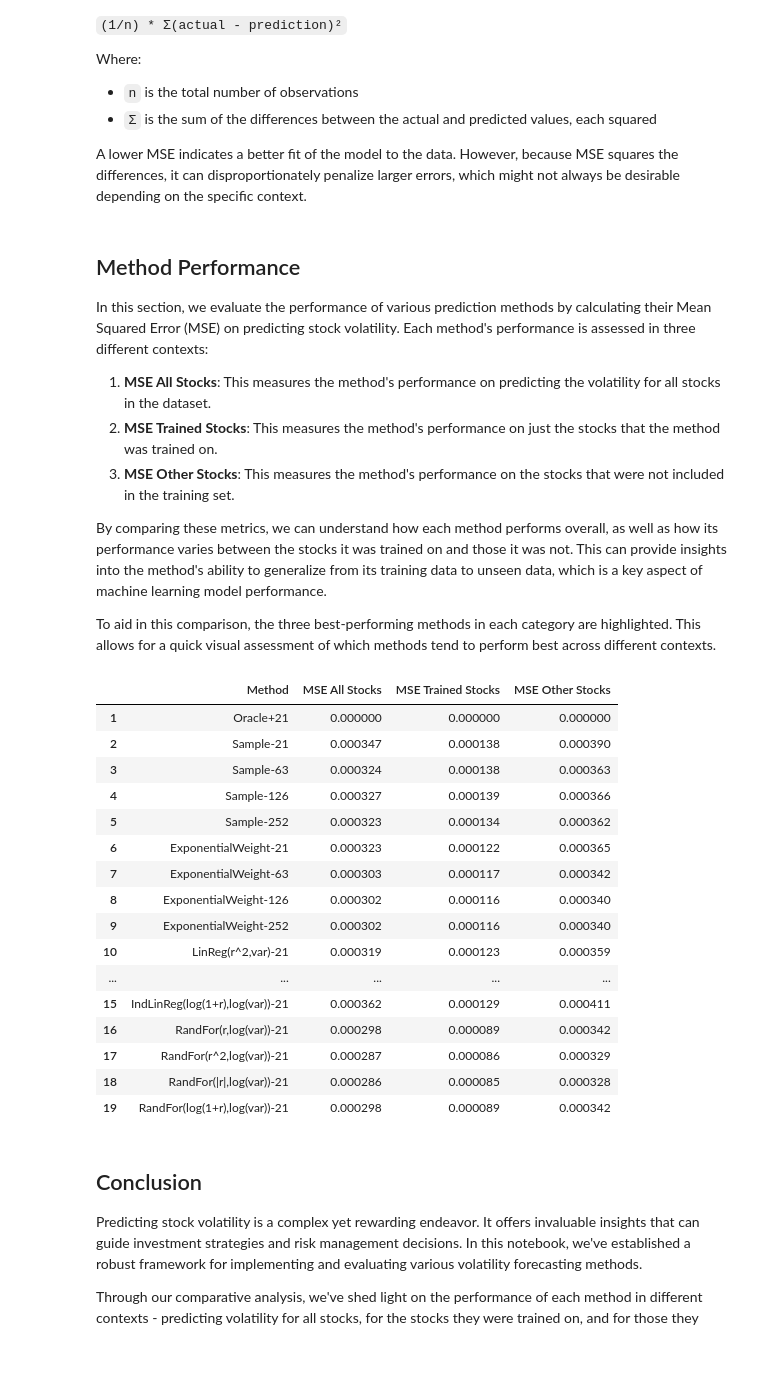
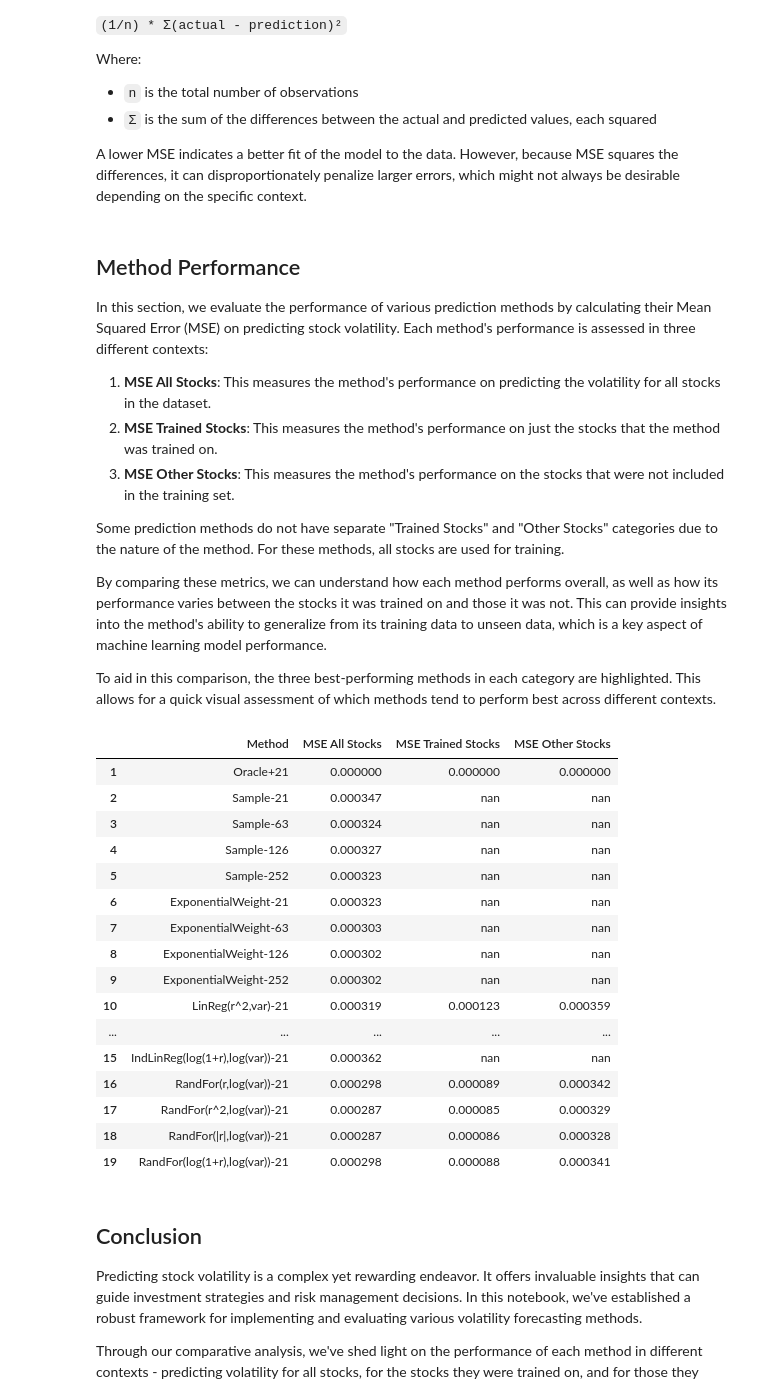
Before and after one commit to PapakMate/SVFT, a Jupyter notebook: SVFT.ipynb, the cells around one changed output. Cells and saved outputs as stored; diff of their text form; code cells hidden in the pictures; blank space fills up the shorter version.

```diff
--- a/SVFT.ipynb
+++ b/SVFT.ipynb
@@ -653,6 +653,11 @@ for i in range(test_start, test_end, forecast_horizon):
             for stock in all_stocks}
 
     gather_portfolio_metrics(method, i, volatility)
+# %%
+method = "RandFor(r^2,std)" + "-" + str(window)
+reset_portfolio_metrics(method)
+
+del methods[method]
 # %% [markdown]
 ## Portfolio Performance
 
@@ -765,47 +770,49 @@ In this section, we evaluate the performance of various prediction methods by ca
 2. **MSE Trained Stocks**: This measures the method's performance on just the stocks that the method was trained on.
 3. **MSE Other Stocks**: This measures the method's performance on the stocks that were not included in the training set.
 
+Some prediction methods do not have separate "Trained Stocks" and "Other Stocks" categories due to the nature of the method. For these methods, all stocks are used for training.
+
 By comparing these metrics, we can understand how each method performs overall, as well as how its performance varies between the stocks it was trained on and those it was not. This can provide insights into the method's ability to generalize from its training data to unseen data, which is a key aspect of machine learning model performance.
 
 To aid in this comparison, the three best-performing methods in each category are highlighted. This allows for a quick visual assessment of which methods tend to perform best across different contexts.
 # %%
 methods_df = {
     "Method": [method for method in methods],
     "MSE All Stocks": [calculate_mse(\
         methods["Oracle+" + str(forecast_horizon)], methods[method]) \
             if method != "EqualWeight" else None for method in methods],
     "MSE Trained Stocks": [calculate_mse(\
         methods["Oracle+" + str(forecast_horizon)], methods[method], training_stocks) \
-            if method != "EqualWeight" or not any(method.startswith(prefix) \
-                for prefix in ["Sample", "ExponentialWeight", "IndLinReg"]) \
+            if all(not method.startswith(prefix) \
+                for prefix in ["EqualWeight", "Sample", "ExponentialWeight", "IndLinReg"]) \
                     else None for method in methods],
     "MSE Other Stocks": [calculate_mse(\
         methods["Oracle+" + str(forecast_horizon)], methods[method], other_stocks) \
-            if method != "EqualWeight" or not any(method.startswith(prefix) \
-                for prefix in ["Sample", "ExponentialWeight", "IndLinReg"]) \
+            if all(not method.startswith(prefix) \
+                for prefix in ["EqualWeight", "Sample", "ExponentialWeight", "IndLinReg"]) \
                     else None for method in methods]
 }
 
 display(pd.DataFrame(methods_df).loc[lambda df: df['Method'] != 'EqualWeight'].style.apply(\
     highlight_top3_min, subset=['MSE All Stocks', 'MSE Trained Stocks', 'MSE Other Stocks']))
 # %% [output]
 |  | Method | MSE All Stocks | MSE Trained Stocks | MSE Other Stocks |
 | 1 | Oracle+21 | 0.000000 | 0.000000 | 0.000000 |
-| 2 | Sample-21 | 0.000347 | 0.000138 | 0.000390 |
-| 3 | Sample-63 | 0.000324 | 0.000138 | 0.000363 |
-| 4 | Sample-126 | 0.000327 | 0.000139 | 0.000366 |
-| 5 | Sample-252 | 0.000323 | 0.000134 | 0.000362 |
-| 6 | ExponentialWeight-21 | 0.000323 | 0.000122 | 0.000365 |
-| 7 | ExponentialWeight-63 | 0.000303 | 0.000117 | 0.000342 |
-| 8 | ExponentialWeight-126 | 0.000302 | 0.000116 | 0.000340 |
-| 9 | ExponentialWeight-252 | 0.000302 | 0.000116 | 0.000340 |
+| 2 | Sample-21 | 0.000347 | nan | nan |
+| 3 | Sample-63 | 0.000324 | nan | nan |
+| 4 | Sample-126 | 0.000327 | nan | nan |
+| 5 | Sample-252 | 0.000323 | nan | nan |
+| 6 | ExponentialWeight-21 | 0.000323 | nan | nan |
+| 7 | ExponentialWeight-63 | 0.000303 | nan | nan |
+| 8 | ExponentialWeight-126 | 0.000302 | nan | nan |
+| 9 | ExponentialWeight-252 | 0.000302 | nan | nan |
 | 10 | LinReg(r^2,var)-21 | 0.000319 | 0.000123 | 0.000359 |
 | ... | ... | ... | ... | ... |
-| 15 | IndLinReg(log(1+r),log(var))-21 | 0.000362 | 0.000129 | 0.000411 |
+| 15 | IndLinReg(log(1+r),log(var))-21 | 0.000362 | nan | nan |
 | 16 | RandFor(r,log(var))-21 | 0.000298 | 0.000089 | 0.000342 |
-| 17 | RandFor(r^2,log(var))-21 | 0.000287 | 0.000086 | 0.000329 |
-| 18 | RandFor(|r|,log(var))-21 | 0.000286 | 0.000085 | 0.000328 |
-| 19 | RandFor(log(1+r),log(var))-21 | 0.000298 | 0.000089 | 0.000342 |
+| 17 | RandFor(r^2,log(var))-21 | 0.000287 | 0.000085 | 0.000329 |
+| 18 | RandFor(|r|,log(var))-21 | 0.000287 | 0.000086 | 0.000328 |
+| 19 | RandFor(log(1+r),log(var))-21 | 0.000298 | 0.000088 | 0.000341 |
 # %% [markdown]
 ## Conclusion
 
```
Also changed, not shown: parts of 2 cells of this notebook.
